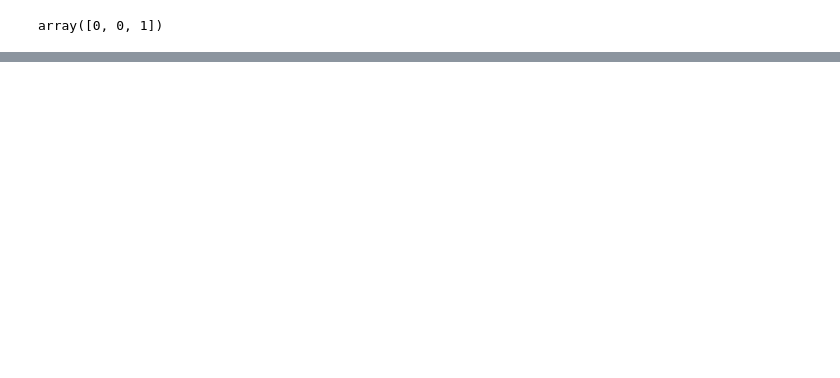
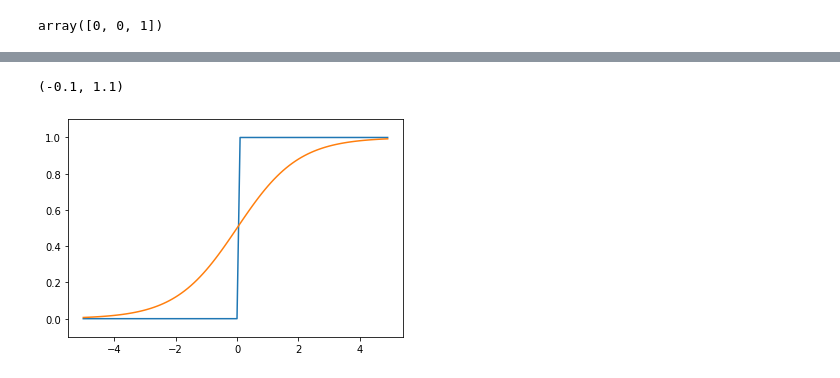
Before and after one commit to TakuyaArai353/DL_from_scratch, a Jupyter notebook: 3.neural_network/neural_network.ipynb, the cells around one changed output, grey strips where cells are left out. Drawn from its saved outputs; the diff is of its cells as text; code cells hidden in the pictures; blank space fills up the shorter version.

```diff
--- a/3.neural_network/neural_network.ipynb
+++ b/3.neural_network/neural_network.ipynb
@@ -23,0 +44,7 @@ plt.ylim(-0.1, 1.1)
+# %%
+plt.plot(x, step_function(x))
+plt.plot(x, sigmoid(x))
+plt.ylim(-0.1, 1.1)
+# %% [output]
+(-0.1, 1.1)
+[figure, added]
```
Also changed, not shown: parts of 12 cells of this notebook.
